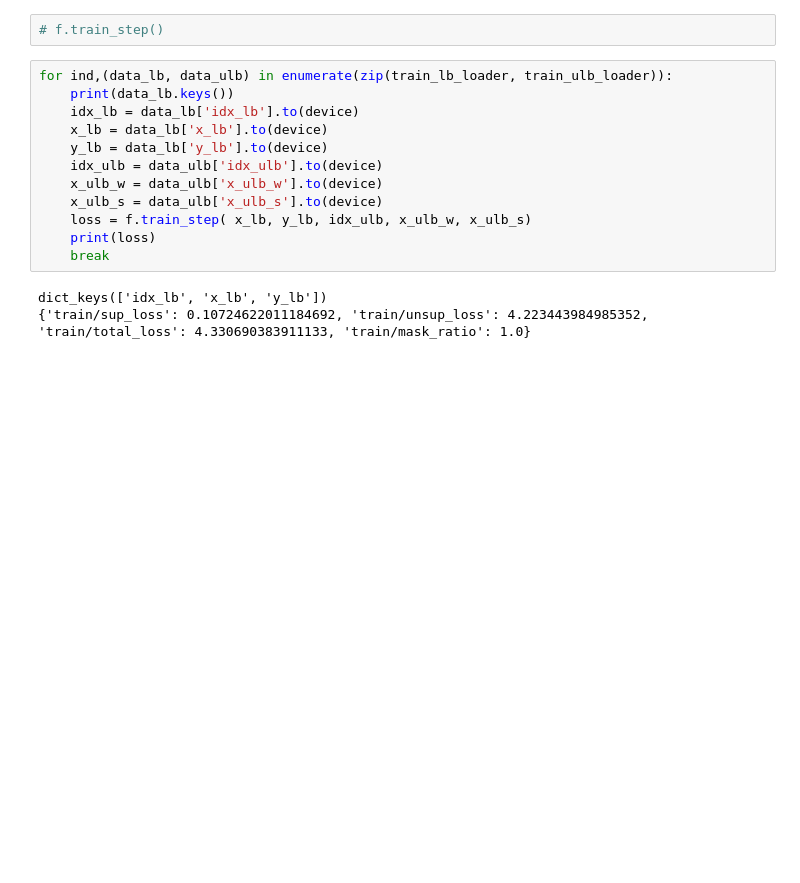
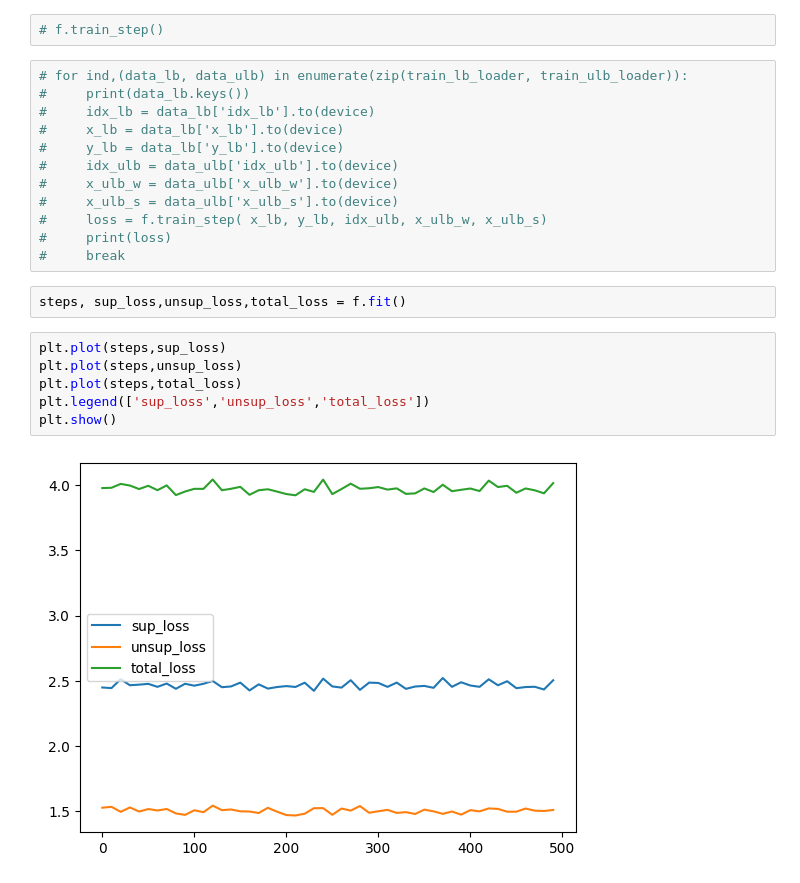
Before and after one commit to interactivetech/semi_supervised_learning_poc, a Jupyter notebook: test_ssl.ipynb, the cells around one changed output. Drawn from its saved outputs; the diff is of its cells as text; blank space fills up the shorter version.

```diff
--- a/test_ssl.ipynb
+++ b/test_ssl.ipynb
@@ -394,17 +376,24 @@ f = FlexMatch(T,
 # %%
 # f.train_step()
 # %%
-for ind,(data_lb, data_ulb) in enumerate(zip(train_lb_loader, train_ulb_loader)):
-    print(data_lb.keys())
-    idx_lb = data_lb['idx_lb'].to(device)
-    x_lb = data_lb['x_lb'].to(device)
-    y_lb = data_lb['y_lb'].to(device)
-    idx_ulb = data_ulb['idx_ulb'].to(device)
-    x_ulb_w = data_ulb['x_ulb_w'].to(device)
-    x_ulb_s = data_ulb['x_ulb_s'].to(device)
-    loss = f.train_step( x_lb, y_lb, idx_ulb, x_ulb_w, x_ulb_s)
-    print(loss)
-    break
+# for ind,(data_lb, data_ulb) in enumerate(zip(train_lb_loader, train_ulb_loader)):
+#     print(data_lb.keys())
+#     idx_lb = data_lb['idx_lb'].to(device)
+#     x_lb = data_lb['x_lb'].to(device)
+#     y_lb = data_lb['y_lb'].to(device)
+#     idx_ulb = data_ulb['idx_ulb'].to(device)
+#     x_ulb_w = data_ulb['x_ulb_w'].to(device)
+#     x_ulb_s = data_ulb['x_ulb_s'].to(device)
+#     loss = f.train_step( x_lb, y_lb, idx_ulb, x_ulb_w, x_ulb_s)
+#     print(loss)
+#     break
-# %% [output]
-dict_keys(['idx_lb', 'x_lb', 'y_lb'])
-{'train/sup_loss': 0.10724622011184692, 'train/unsup_loss': 4.223443984985352, 'train/total_loss': 4.330690383911133, 'train/mask_ratio': 1.0}
+# %%
+steps, sup_loss,unsup_loss,total_loss = f.fit()
+# %%
+plt.plot(steps,sup_loss)
+plt.plot(steps,unsup_loss)
+plt.plot(steps,total_loss)
+plt.legend(['sup_loss','unsup_loss','total_loss'])
+plt.show()
+# %% [output]
+[figure, added]
```
Also changed, not shown: parts of 38 cells of this notebook, 3 other files.
